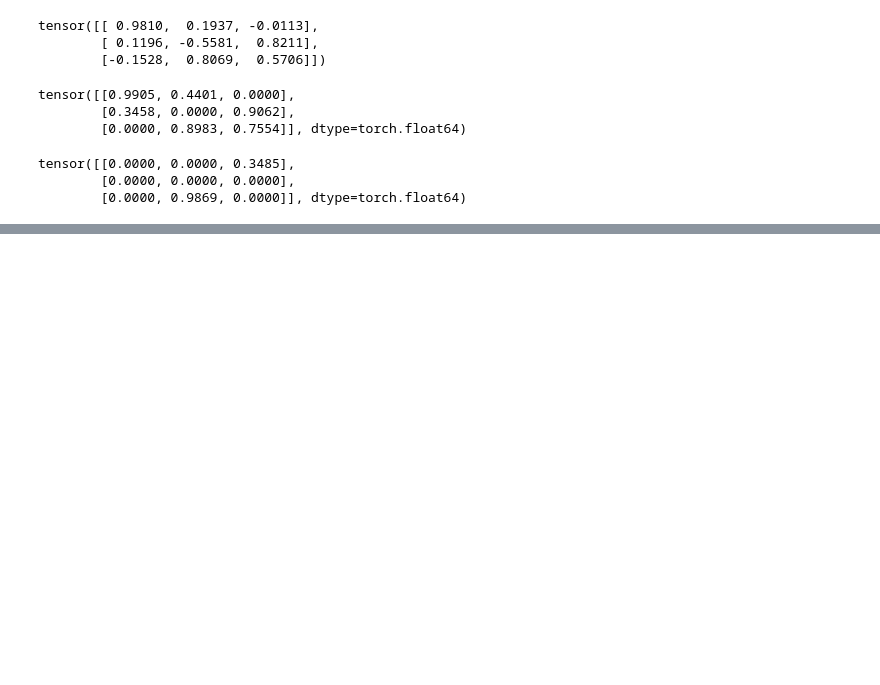
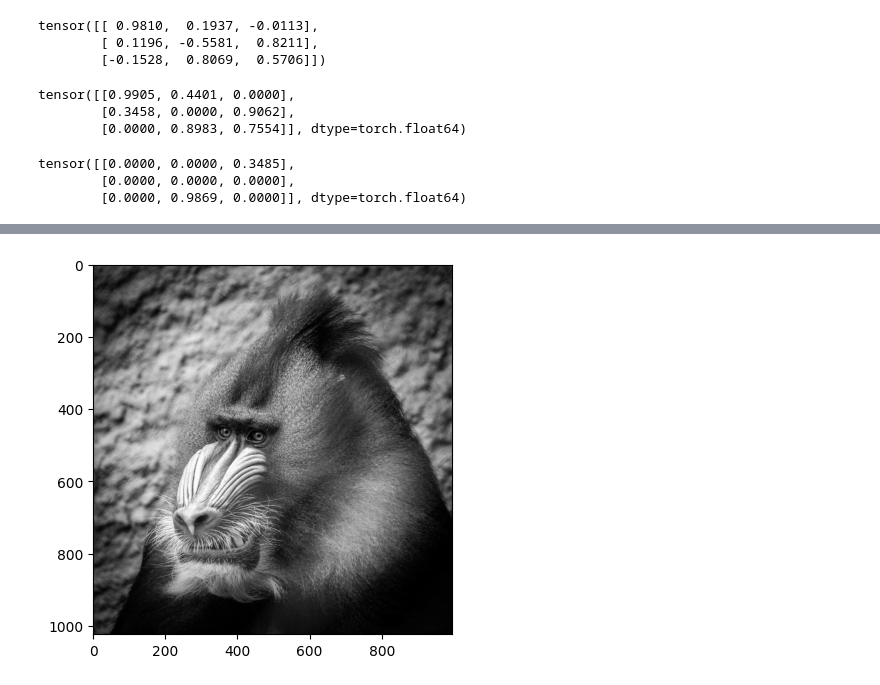
Before and after one commit to medhanies/math-ml-foundations, a Jupyter notebook: notebooks/2-linear-algebra-ii.ipynb, the cells around one changed output, grey strips where cells are left out. Cells and saved outputs as stored; diff of their text form; code cells hidden in the pictures; blank space fills up the shorter version.

```diff
--- a/notebooks/2-linear-algebra-ii.ipynb
+++ b/notebooks/2-linear-algebra-ii.ipynb
@@ -832,0 +855,5 @@ tensor([[0.0000, 0.0000, 0.3485],
+# %%
+imggray = img.convert('LA')
+_ = plt.imshow(imggray)
+# %% [output]
+[figure, added]
```
Also changed, not shown: parts of 15 cells of this notebook.
